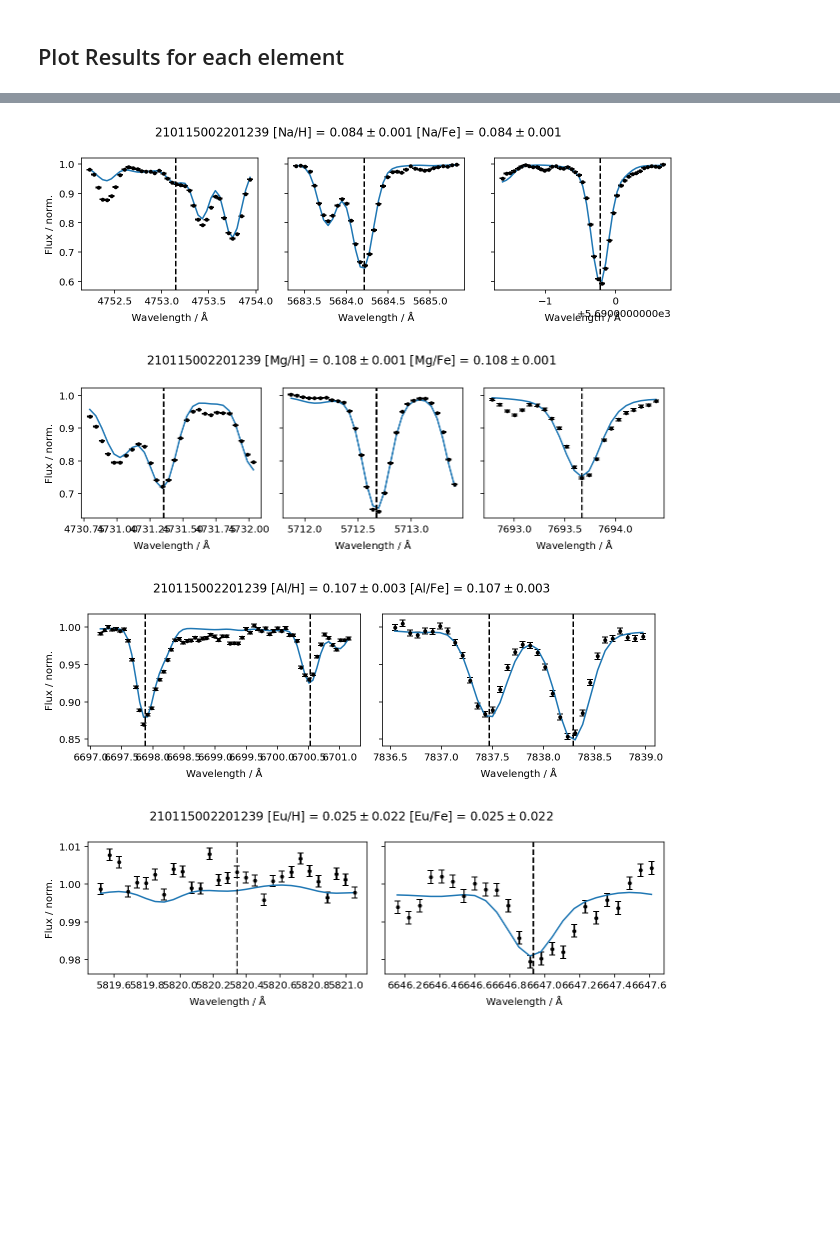
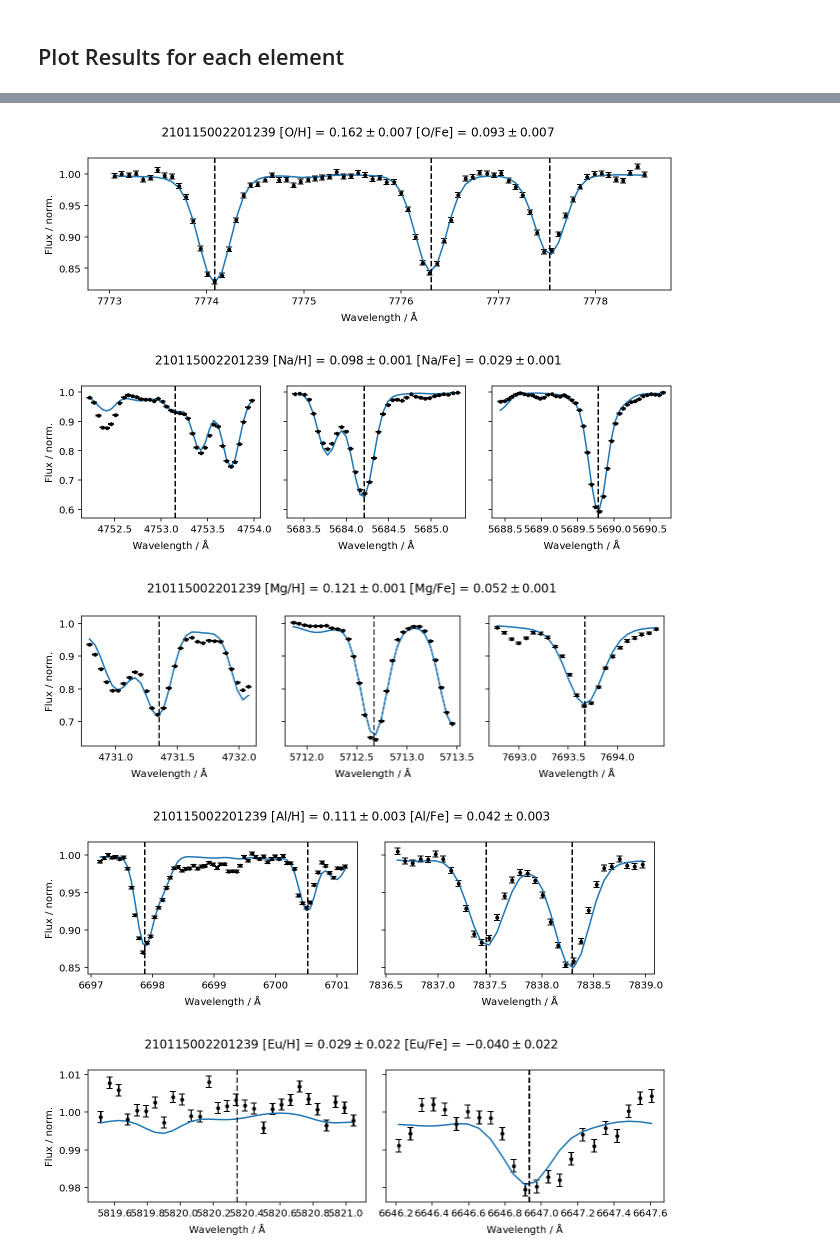
Before and after one commit to svenbuder/galah_korg, a Jupyter notebook: korg_for_galah_single.ipynb, the cells around one changed output, grey strips where cells are left out. Saved outputs shown, nothing was run; the diff lists cells and outputs as text; code cells hidden in the pictures; blank space fills up the shorter version.

Commit message:
also added Li and cleaned up. Now also having a minimum example of the directory structure for catalog/

```diff
--- a/korg_for_galah_single.ipynb
+++ b/korg_for_galah_single.ipynb
@@ -32,3 +34,12 @@ from matplotlib.colors import LogNorm
+# %%
+# Reading in DR4 catalog. Note: for this example, I have limited the catalog to 1 row
+galah_dr4 = Table.read('catalogs/galah_dr4_allstar_240207_vesta.fits')
+
+find_sobject_id = np.where(galah_dr4['sobject_id'] == sobject_id)[0]
+if len(find_sobject_id) != 1:
+    raise ValueError('Did not find exactly 1 match for the given sobject_id!')
+else:
+    galah_dr4 = galah_dr4[find_sobject_id[0]]
 # %%
 # Prepare Linelist
 galah_lines = Korg.get_GALAH_DR3_linelist()
@@ -103,7 +114,7 @@ def get_spectrum(sobject_id, rv_value=None):
 
     return(spectrum)
 
-spectrum = get_spectrum(sobject_id = 210115002201239, rv_value=-21.5)
+spectrum = get_spectrum(sobject_id = sobject_id, rv_value=galah_dr4['rv_comp_1'])
 
 # Concatenate the 4 CCDs into one
 spectrum['wave_vac'] = np.concatenate(([[Korg.air_to_vacuum(λ) for λ in spectrum['wave_air_ccd'+str(ccd)]] for ccd in [1,2,3,4]]))
@@ -126,7 +137,12 @@ windows = dict()
 
 korg_extra_range = 0.5
 
-# Oxygen
+# Li
+windows[3] = [
+    (Korg.air_to_vacuum(6707.300 - korg_extra_range),Korg.air_to_vacuum(6708.300 + korg_extra_range))
+]
+
+# O
 windows[8] = [
     (Korg.air_to_vacuum(7771.359 - korg_extra_range),Korg.air_to_vacuum(7772.509 + korg_extra_range)),
     (Korg.air_to_vacuum(7773.522 - korg_extra_range),Korg.air_to_vacuum(7774.782 + korg_extra_range)),
@@ -163,7 +179,12 @@ windows[63] = [
 # %% [markdown]
 ## Fit each element and save in fit_results dictionary
 # %%
-elements = ["O", "Na", "Mg", "Al", "Eu"]
+elements = ["Li", "O", "Na", "Mg", "Al", "Eu"]
+
+# Define the fixed parameters
+fixed_parameters = dict(Teff = galah_dr4['teff'], logg = galah_dr4['logg'], m_H = galah_dr4['fe_h'], vmic = galah_dr4['vmic'])
+
+# fixed_parameters = dict(Teff = 5772, logg = 4.44, m_H = 0.00, vmic = 1.06)
 
 fit_results = dict()
 
@@ -172,10 +193,7 @@ for element in elements:
     print('Fitting '+element)
 
     # Define the initial fitting parameters
-    initial_fitting_parameters = {element:0.0, 'vsini':5.3}
-
-    # Define the fixed parameters
-    fixed_parameters = dict(Teff = 5772, logg = 4.44, m_H = 0.00, vmic = 1.06)
+    initial_fitting_parameters = {element:0.0, 'vsini':galah_dr4['vsini']}
 
     # Feed into Korg's fitting function
     fit_results[element] = Korg.Fit.fit_spectrum(
@@ -257,7 +278,8 @@ for element in elements:
         )
 
         # Show expected line centers as dashed lines
-        if element == 'O': lines = [7771.9440,7774.1660,7775.3880]
+        if element == 'Li': lines = [6707.7635]
+        if element == 'O' : lines = [7771.9440,7774.1660,7775.3880]
         if element == 'Na': lines = [4751.8218,5682.6333,5688.2050]
         if element == 'Mg': lines = [4730.0286,5711.0880,7691.5500]
         if element == 'Al': lines = [6696.0230,6698.6730,7835.3090,7836.1340]
@@ -286,4 +308,5 @@ for element in elements:
-[figure, old version]
+[figure, new version]
-[figure, old version]
+[figure, new version]
-[figure, old version]
+[figure, new version]
-[figure, old version]
+[figure, new version]
+[figure, added]
```
Also changed, not shown: parts of 3 cells of this notebook, 2 other files.
